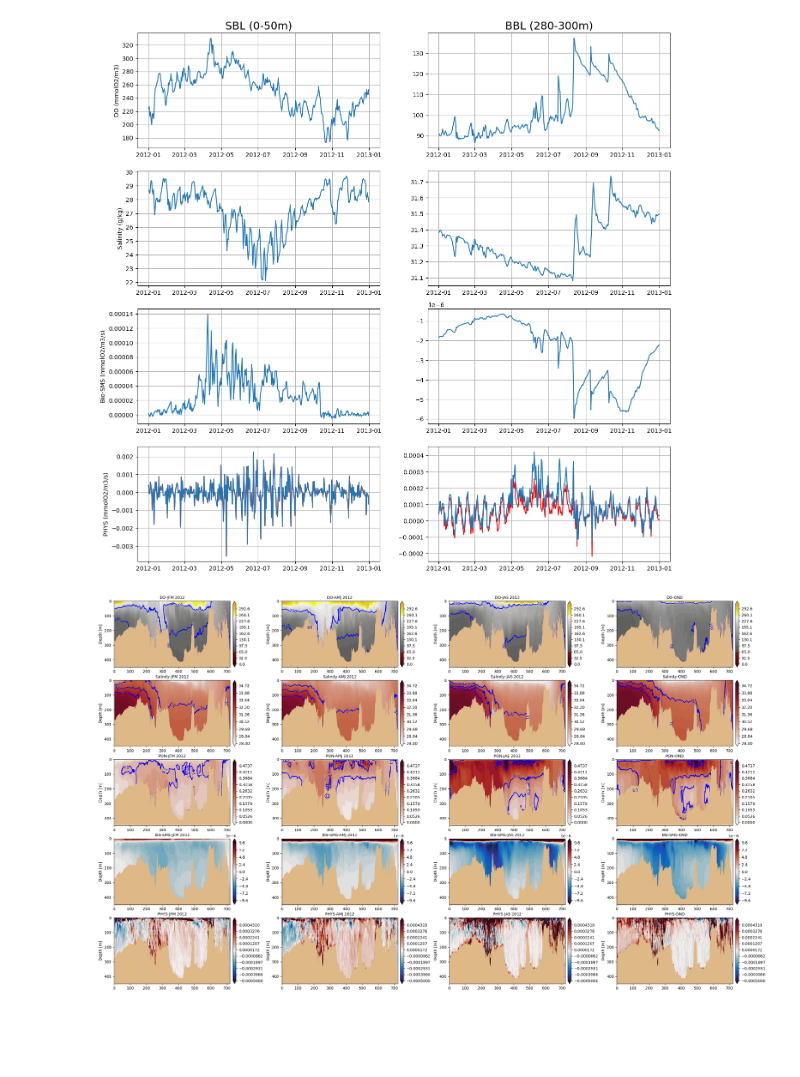
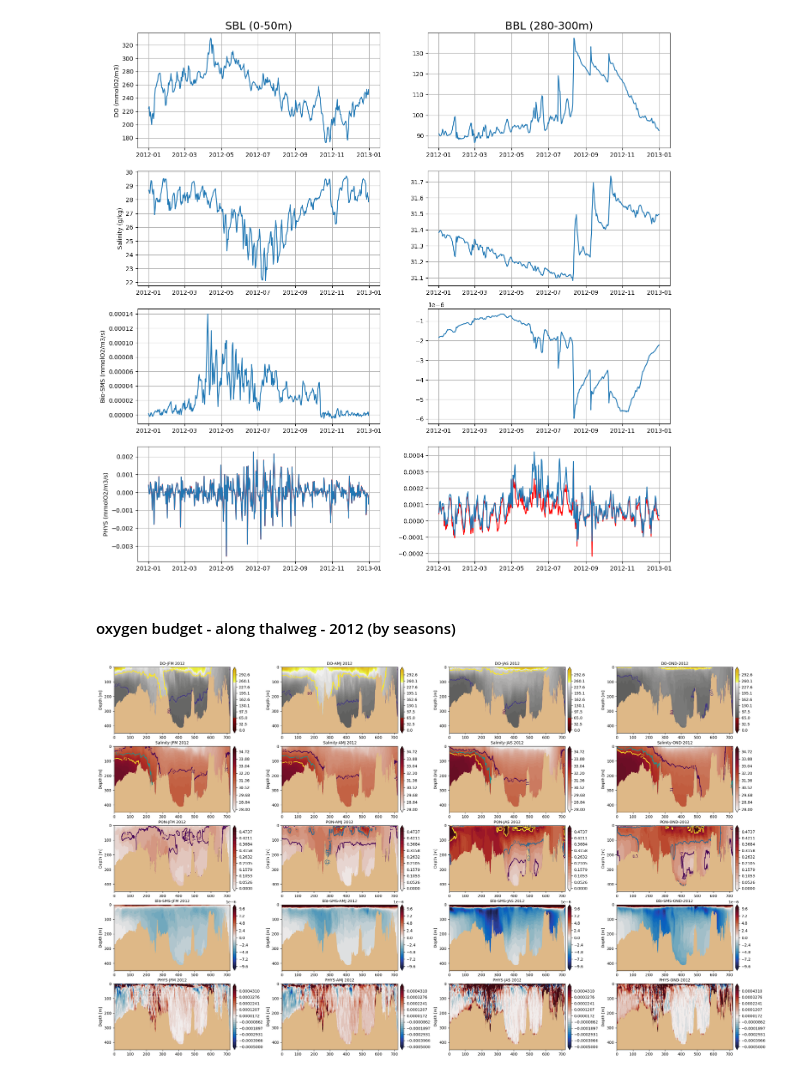
Before and after one commit to SalishSeaCast/analysis-abdoul, a Jupyter notebook: notebooks/salishsea_oxy/oxygen_analysis/v202410BudgetO2SoG2012.ipynb, the cells around one changed output. Drawn from its saved outputs; the diff is of its cells as text; code cells hidden in the pictures; blank space fills up the shorter version.

Commit message:
O2 budget, seasonal variation along thalweg, SoG-2012

```diff
--- a/notebooks/salishsea_oxy/oxygen_analysis/v202410BudgetO2SoG2012.ipynb
+++ b/notebooks/salishsea_oxy/oxygen_analysis/v202410BudgetO2SoG2012.ipynb
@@ -106,13 +101,15 @@ for ii in range(0, col):
         axs[jj,ii].grid()
 # %% [output]
 [figure]
+# %% [markdown]
+#### oxygen budget - along thalweg - 2012 (by seasons)
 # %%
 line, col = (5, 4)
 fig, ax = plt.subplots(line, col, figsize=(30, 18))
 # Compute timeseries along the thalwegs
 
 dir = '/ocean/sallen/timbucktwo/oxygen/'
-mmm = list(['JFM 2012','AMJ 2012','JAS 2012','OND'])
+mmm = list(['JFM 2012','AMJ 2012','JAS 2012','OND-2012'])
 
 for j in range(0, col): #change season
     if j==0:
@@ -145,27 +142,27 @@ for j in range(0, col): #change season
 
         dep_thal, distance, oxy_thal = vis.load_thalweg(depth[0, ...], np.array(ds_chem.dissolved_oxygen).mean(axis=0), bathy['nav_lon'][:], bathy['nav_lat'][:],thalweg)
         dep_thal, distance, pon_thal = vis.load_thalweg(depth[0, ...], np.array(ds_biol.particulate_organic_nitrogen).mean(axis=0), bathy['nav_lon'][:], bathy['nav_lat'][:],thalweg)
-        dep_thal, distance, rem_thal = vis.load_thalweg(depth[0, ...], np.array(ds_diag.SMS_O2).mean(axis=0), bathy['nav_lon'][:], bathy['nav_lat'][:],thalweg)
-        dep_thal, distance, ldf_thal = vis.load_thalweg(depth[0, ...], np.array(ds_diag.LDF_O2+ds_diag.ZDF_O2+ds_diag.TAD_O2).mean(axis=0), bathy['nav_lon'][:], bathy['nav_lat'][:],thalweg)
+        dep_thal, distance, sms_thal = vis.load_thalweg(depth[0, ...], np.array(ds_diag.SMS_O2).mean(axis=0), bathy['nav_lon'][:], bathy['nav_lat'][:],thalweg)
+        dep_thal, distance, phs_thal = vis.load_thalweg(depth[0, ...], np.array(ds_diag.LDF_O2+ds_diag.ZDF_O2+ds_diag.TAD_O2).mean(axis=0), bathy['nav_lon'][:], bathy['nav_lat'][:],thalweg)
         dep_thal, distance, sal_thal = vis.load_thalweg(depth[0, ...], np.array(ds_grdT.vosaline).mean(axis=0), bathy['nav_lon'][:], bathy['nav_lat'][:],thalweg)
         if first:
             first = False
             oxyTS = oxy_thal
             ponTS = pon_thal
-            remTS = rem_thal
-            ldfTS = ldf_thal
+            smsTS = sms_thal
+            phsTS = phs_thal
             salTS = sal_thal
         else:
             oxyTS = np.vstack((oxyTS, oxy_thal))
             ponTS = np.vstack((ponTS, pon_thal))
-            remTS = np.vstack((remTS, rem_thal))
-            ldfTS = np.vstack((ldfTS, ldf_thal))
+            smsTS = np.vstack((smsTS, sms_thal))
+            phsTS = np.vstack((phsTS, phs_thal))
             salTS = np.vstack((salTS, sal_thal))
 
     oxy = oxyTS.reshape(len(oxyTS)//len(ds_chem.dissolved_oxygen['deptht']),len(ds_chem.dissolved_oxygen['deptht']),len(thalweg))
     pon = ponTS.reshape(len(ponTS)//len(ds_grdT.vosaline['deptht']),len(ds_grdT.vosaline['deptht']),len(thalweg))
-    rem = remTS.reshape(len(remTS)//len(ds_chem.dissolved_oxygen['deptht']),len(ds_chem.dissolved_oxygen['deptht']),len(thalweg))
-    ldf = ldfTS.reshape(len(ldfTS)//len(ds_chem.dissolved_oxygen['deptht']),len(ds_chem.dissolved_oxygen['deptht']),len(thalweg))
+    sms = smsTS.reshape(len(smsTS)//len(ds_chem.dissolved_oxygen['deptht']),len(ds_chem.dissolved_oxygen['deptht']),len(thalweg))
+    phs = phsTS.reshape(len(phsTS)//len(ds_chem.dissolved_oxygen['deptht']),len(ds_chem.dissolved_oxygen['deptht']),len(thalweg))
     sal = salTS.reshape(len(salTS)//len(ds_grdT.vosaline['deptht']),len(ds_grdT.vosaline['deptht']),len(thalweg))
 
     for i in range (0,line):
@@ -181,34 +178,34 @@ for j in range(0, col): #change season
             space = np.linspace(28, 35, 51)
             cont = [31, 32, 33]
             title = 'Salinity'
         elif i==2:
             cmap = cm.amp
             var = pon
             space = np.linspace(0, 0.5, 20)
             cont = [0.1, 0.2, 0.4]
             title = 'PON'
         elif i==3:
             cmap = cm.balance
-            var = rem
+            var = sms
             space = np.linspace(-0.00001, 0.00001, 51)
             cont = [31, 33, 35]
             title = 'Bio-SMS'
         elif i==4:
             cmap = cm.balance
-            var = ldf
+            var = phs
             space = np.linspace(-0.0005, 0.0005, 30)
             cont = [31, 33, 35]
             title = 'PHYS'
 
         var_plot = vis._fill_in_bathy(var[0,...], mesh, thalweg)
         colours_var = ax[i,j].contourf(distance, dep_thal, var_plot, space, cmap=cmap, extend='both')
-        colourc_var = ax[i,j].contour(distance, dep_thal, var_plot, cont, colors='blue', zorder=1)
+        colourc_var = ax[i,j].contour(distance, dep_thal, var_plot, cont, zorder=1)
         ax[i,j].clabel(colourc_var, inline=True)
         vis._add_bathy_patch(distance, bathy['Bathymetry'][:], thalweg, ax[i,j], color='burlywood')
         ax[i,j].invert_yaxis()
         ax[i,j].set_ylabel('Depth [m]');
         ax[i,j].set_ylim([450, 0])
         ax[i,j].set_title(f'{title}-{mmm[j]}',fontsize=10)
         cbar = fig.colorbar(colours_var, ax=ax[i,j], pad=0.02)
 # %% [output]
-[figure, old version]
+[figure, new version]
```
Also changed, not shown: parts of 2 cells of this notebook.
